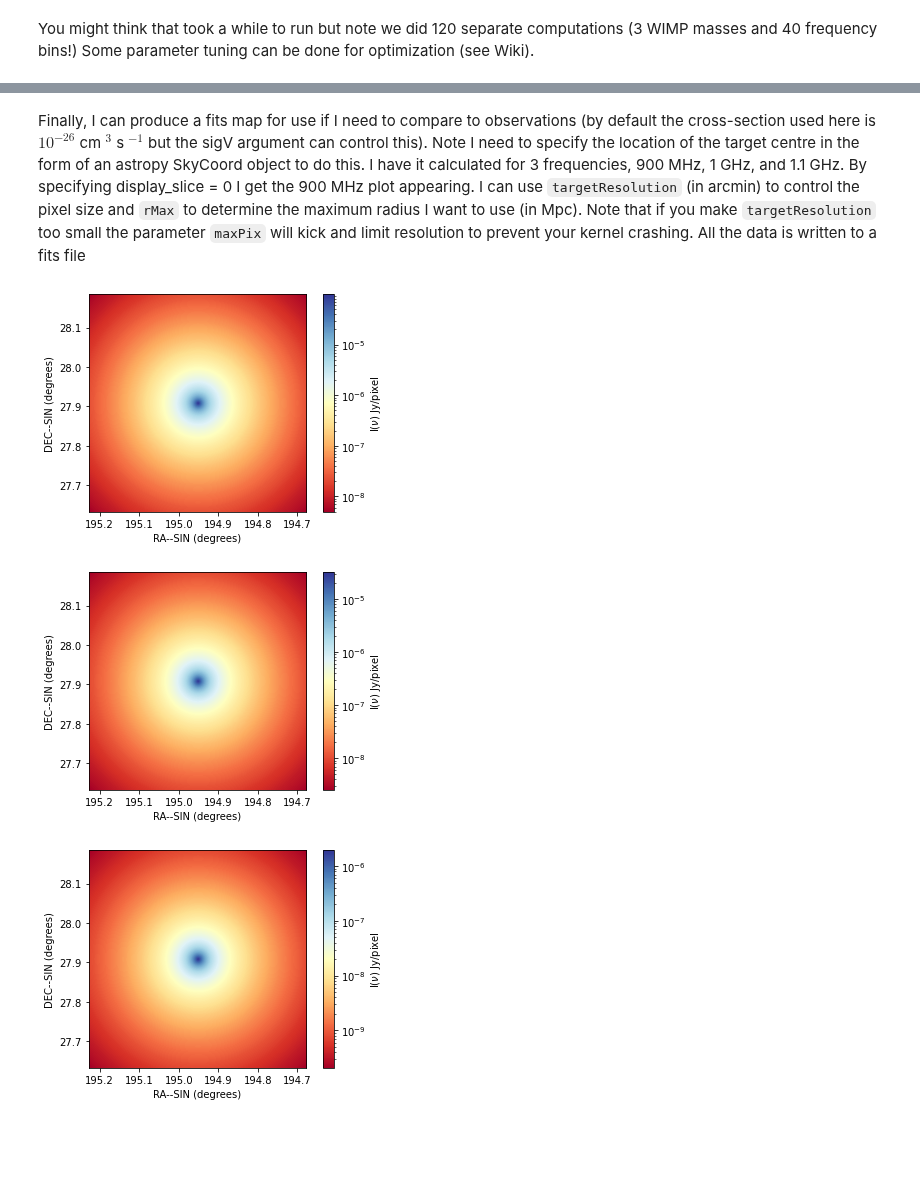
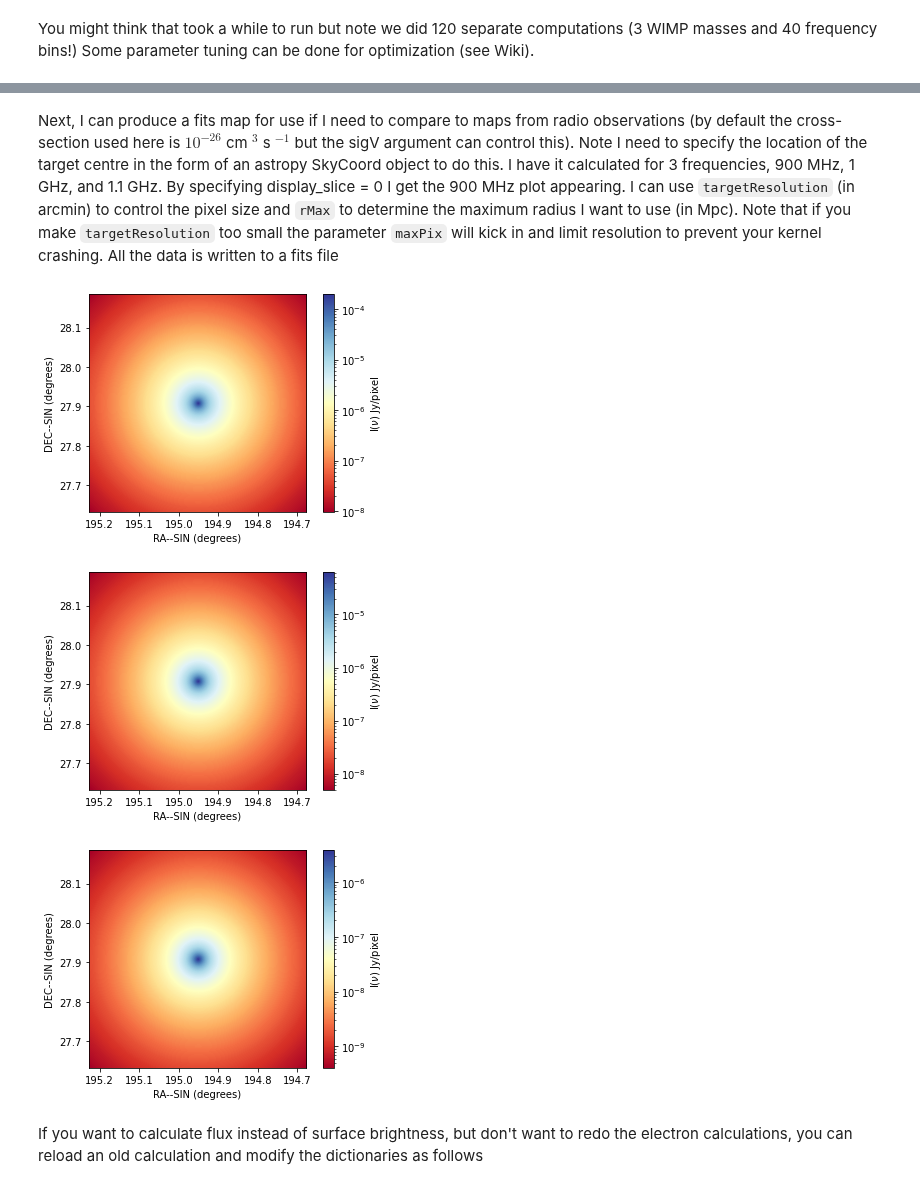
Before and after one commit to Hyperthetical/DarkMatters, a Jupyter notebook: example_coma_cluster.ipynb, the cells around one changed output, grey strips where cells are left out. Drawn from its saved outputs; the diff is of its cells as text; code cells hidden in the pictures; blank space fills up the shorter version.

```diff
--- a/example_coma_cluster.ipynb
+++ b/example_coma_cluster.ipynb
@@ -7,5 +20,5 @@ Next I will read in the calculation data for the Coma cluster
 # %%
-dataSets = readInputFile("coma.json",inMode="json")
+dataSets = readInputFile("coma.yaml")
 print(dataSets)
 # %% [output]
 {'haloData': {'haloName': 'coma', 'haloProfile': 'nfw', 'haloScale': 0.287, 'haloCvir': 9.4, 'haloRvir': 2.7, 'haloMvir': 1200000000000000.0, 'haloZ': 0.0231}, 'magData': {'magProfile': 'beta', 'magNo ...
@@ -66,14 +77,12 @@ plt.show()
 [figure]
 # %% [markdown]
-Finally, I can produce a fits map for use if I need to compare to observations (by default the cross-section used here is $10^{-26}$ cm $^3$ s $^{-1}$ but the sigV argument can control this). Note I need to specify the location of the target centre in the form of an astropy SkyCoord object to do this. I have it calculated for 3 frequencies, 900 MHz, 1 GHz, and 1.1 GHz. By specifying display_slice = 0 I get the 900 MHz plot appearing. I can use `targetResolution` (in arcmin) to control the pixel size and `rMax` to determine the maximum radius I want to use (in Mpc). Note that if you make `targetResolution` too small the parameter `maxPix` will kick and limit resolution to prevent your kernel crashing. All the data is written to a fits file
+Next, I can produce a fits map for use if I need to compare to maps from radio observations (by default the cross-section used here is $10^{-26}$ cm $^3$ s $^{-1}$ but the sigV argument can control this). Note I need to specify the location of the target centre in the form of an astropy SkyCoord object to do this. I have it calculated for 3 frequencies, 900 MHz, 1 GHz, and 1.1 GHz. By specifying display_slice = 0 I get the 900 MHz plot appearing. I can use `targetResolution` (in arcmin) to control the pixel size and `rMax` to determine the maximum radius I want to use (in Mpc). Note that if you make `targetResolution` too small the parameter `maxPix` will kick in and limit resolution to prevent your kernel crashing. All the data is written to a fits file
 # %%
-from astropy import units as u
-from astropy.coordinates import SkyCoord
-from dark_matters.output import fitsMap
-
-c = SkyCoord(ra="12h59m48.7s", dec=+27.9086, frame='icrs',unit=(u.hourangle, u.deg))
-fitsMap(c,[0.9e3,1.0e3,1.1e3],outputData['calcData'],outputData['haloData'],outputData['partData'],outputData['diffData'],display_slice=0,sigV=1e-26,targetResolution=3/60,rMax=0.5)
+c = SkyCoord(ra="12h59m48.7s", dec=+27.9086, frame='icrs',unit=(units.hourangle, units.deg))
+fitsMap(c,[0.9e3,1.0e3,1.1e3],outputData['calcData'],outputData['haloData'],outputData['partData'],outputData['diffData'],display_slice=0,sigV=1e-26,targetResolution=5/60,rMax=0.5)
 # %% [output]
-[figure, old version]
+[figure, new version]
-[figure, old version]
+[figure, new version]
-[figure, old version]
+[figure, new version]
+# %% [markdown]
+If you want to calculate flux instead of surface brightness, but don't want to redo the electron calculations, you can reload an old calculation and modify the dictionaries as follows
```
Also changed, not shown: parts of 16 cells of this notebook, 12 other files.
